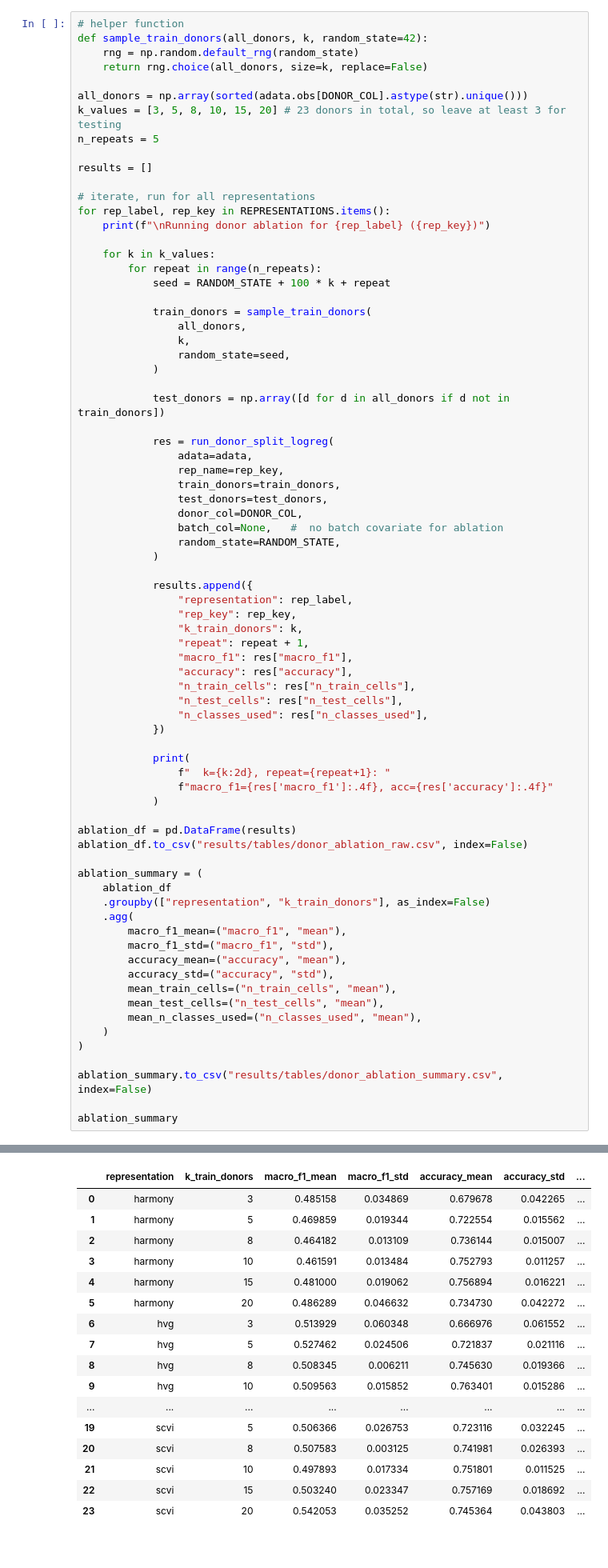
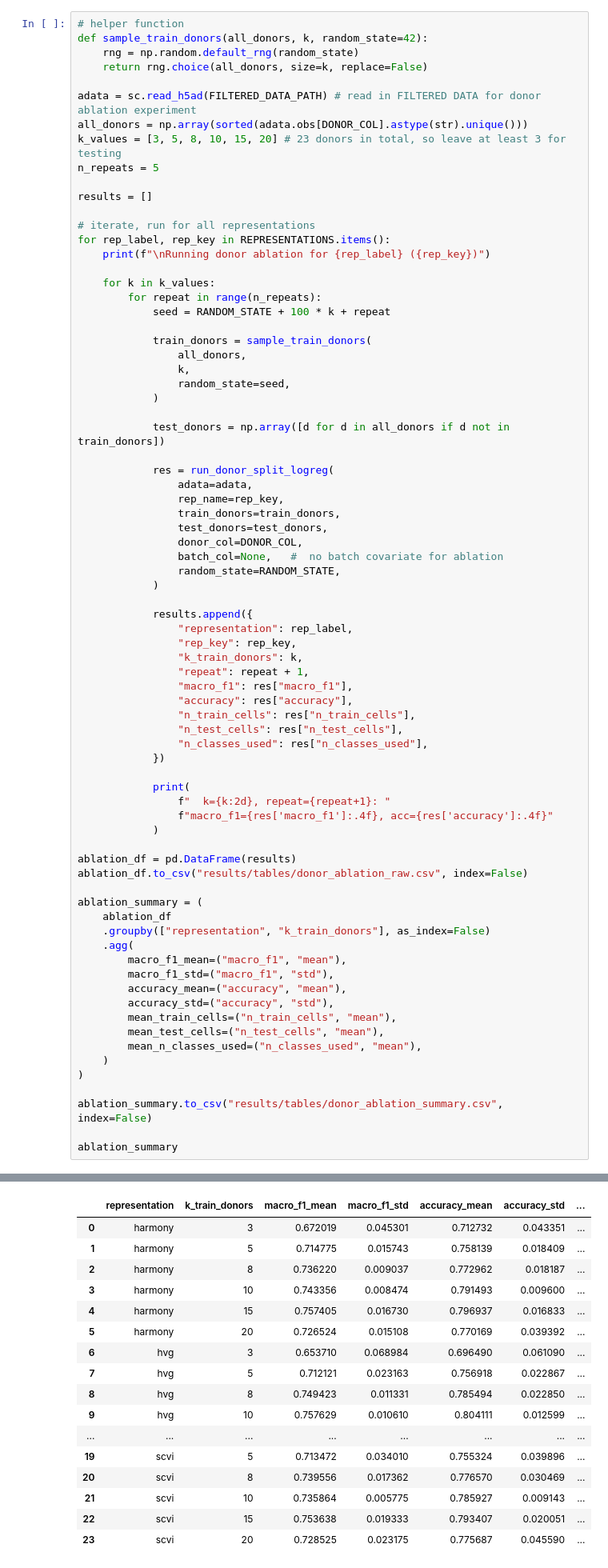
Before and after one commit to danielchen05/scRNA-cross-donor-generalization, a Jupyter notebook: notebooks/04_donor_held_out.ipynb, the cells around one changed output, grey strips where cells are left out. Shown at 80% size. Drawn from its saved outputs; the diff is of its cells as text.

Commit message:
change ablation to filtered dataset

```diff
--- a/notebooks/04_donor_held_out.ipynb
+++ b/notebooks/04_donor_held_out.ipynb
@@ -680,6 +680,7 @@ def sample_train_donors(all_donors, k, random_state=42):
     rng = np.random.default_rng(random_state)
     return rng.choice(all_donors, size=k, replace=False)
 
+adata = sc.read_h5ad(FILTERED_DATA_PATH) # read in FILTERED DATA for donor ablation experiment
 all_donors = np.array(sorted(adata.obs[DONOR_COL].astype(str).unique()))
 k_values = [3, 5, 8, 10, 15, 20] # 23 donors in total, so leave at least 3 for testing
 n_repeats = 5
@@ -770,17 +771,17 @@ Running donor ablation for hvg (hvg)
 |  | representation | k_train_donors | macro_f1_mean | macro_f1_std | accuracy_mean | accuracy_std | ... |
-| 0 | harmony | 3 | 0.485158 | 0.034869 | 0.679678 | 0.042265 | ... |
-| 1 | harmony | 5 | 0.469859 | 0.019344 | 0.722554 | 0.015562 | ... |
-| 2 | harmony | 8 | 0.464182 | 0.013109 | 0.736144 | 0.015007 | ... |
-| 3 | harmony | 10 | 0.461591 | 0.013484 | 0.752793 | 0.011257 | ... |
-| 4 | harmony | 15 | 0.481000 | 0.019062 | 0.756894 | 0.016221 | ... |
-| 5 | harmony | 20 | 0.486289 | 0.046632 | 0.734730 | 0.042272 | ... |
-| 6 | hvg | 3 | 0.513929 | 0.060348 | 0.666976 | 0.061552 | ... |
-| 7 | hvg | 5 | 0.527462 | 0.024506 | 0.721837 | 0.021116 | ... |
-| 8 | hvg | 8 | 0.508345 | 0.006211 | 0.745630 | 0.019366 | ... |
-| 9 | hvg | 10 | 0.509563 | 0.015852 | 0.763401 | 0.015286 | ... |
+| 0 | harmony | 3 | 0.672019 | 0.045301 | 0.712732 | 0.043351 | ... |
+| 1 | harmony | 5 | 0.714775 | 0.015743 | 0.758139 | 0.018409 | ... |
+| 2 | harmony | 8 | 0.736220 | 0.009037 | 0.772962 | 0.018187 | ... |
+| 3 | harmony | 10 | 0.743356 | 0.008474 | 0.791493 | 0.009600 | ... |
+| 4 | harmony | 15 | 0.757405 | 0.016730 | 0.796937 | 0.016833 | ... |
+| 5 | harmony | 20 | 0.726524 | 0.015108 | 0.770169 | 0.039392 | ... |
+| 6 | hvg | 3 | 0.653710 | 0.068984 | 0.696490 | 0.061090 | ... |
+| 7 | hvg | 5 | 0.712121 | 0.023163 | 0.756918 | 0.022867 | ... |
+| 8 | hvg | 8 | 0.749423 | 0.011331 | 0.785494 | 0.022850 | ... |
+| 9 | hvg | 10 | 0.757629 | 0.010610 | 0.804111 | 0.012599 | ... |
 | ... | ... | ... | ... | ... | ... | ... | ... |
-| 19 | scvi | 5 | 0.506366 | 0.026753 | 0.723116 | 0.032245 | ... |
-| 20 | scvi | 8 | 0.507583 | 0.003125 | 0.741981 | 0.026393 | ... |
-| 21 | scvi | 10 | 0.497893 | 0.017334 | 0.751801 | 0.011525 | ... |
-| 22 | scvi | 15 | 0.503240 | 0.023347 | 0.757169 | 0.018692 | ... |
-| 23 | scvi | 20 | 0.542053 | 0.035252 | 0.745364 | 0.043803 | ... |
+| 19 | scvi | 5 | 0.713472 | 0.034010 | 0.755324 | 0.039896 | ... |
+| 20 | scvi | 8 | 0.739556 | 0.017362 | 0.776570 | 0.030469 | ... |
+| 21 | scvi | 10 | 0.735864 | 0.005775 | 0.785927 | 0.009143 | ... |
+| 22 | scvi | 15 | 0.753638 | 0.019333 | 0.793407 | 0.020051 | ... |
+| 23 | scvi | 20 | 0.728525 | 0.023175 | 0.775687 | 0.045590 | ... |
```
Also changed, not shown: parts of 1 cell of this notebook, 4 other files.
